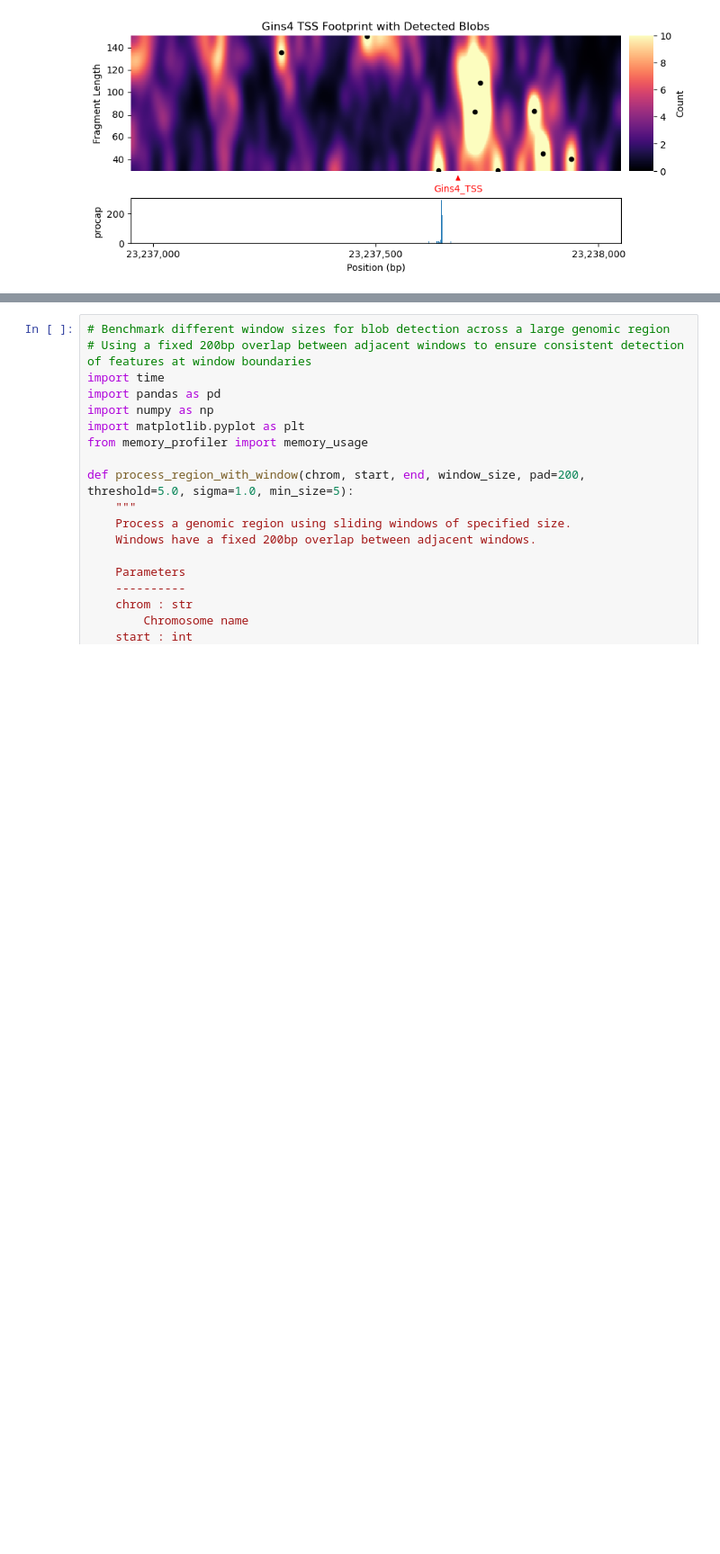
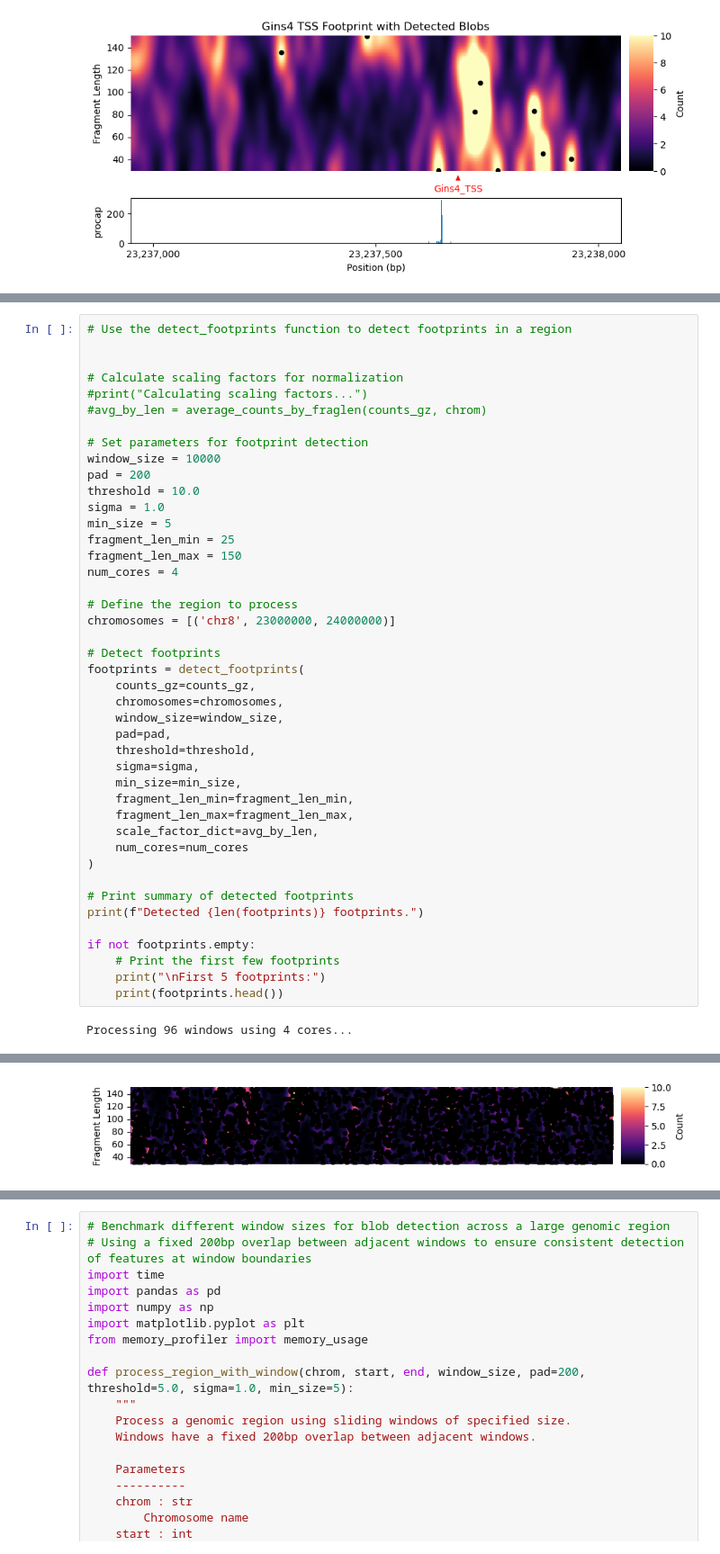
Before and after one commit to aryeelab/foci-3d, a Jupyter notebook: code/footprinting.ipynb, the cells around one changed output, grey strips where cells are left out. Shown at 90% size. Saved outputs shown, nothing was run; the diff lists cells and outputs as text; blank space fills up the shorter version.

```diff
--- a/code/footprinting.ipynb
+++ b/code/footprinting.ipynb
@@ -213,0 +221,45 @@ Index: []
+# %%
+# Use the detect_footprints function to detect footprints in a region
+
+
+# Calculate scaling factors for normalization
+#print("Calculating scaling factors...")
+#avg_by_len = average_counts_by_fraglen(counts_gz, chrom)
+
+# Set parameters for footprint detection
+window_size = 10000
+pad = 200
+threshold = 10.0
+sigma = 1.0
+min_size = 5
+fragment_len_min = 25
+fragment_len_max = 150
+num_cores = 4
+
+# Define the region to process
+chromosomes = [('chr8', 23000000, 24000000)]
+
+# Detect footprints
+footprints = detect_footprints(
+    counts_gz=counts_gz,
+    chromosomes=chromosomes,
+    window_size=window_size,
+    pad=pad,
+    threshold=threshold,
+    sigma=sigma,
+    min_size=min_size,
+    fragment_len_min=fragment_len_min,
+    fragment_len_max=fragment_len_max,
+    scale_factor_dict=avg_by_len,
+    num_cores=num_cores
+)
+
+# Print summary of detected footprints
+print(f"Detected {len(footprints)} footprints.")
+
+if not footprints.empty:
+    # Print the first few footprints
+    print("\nFirst 5 footprints:")
+    print(footprints.head())
+# %% [output]
+Processing 96 windows using 4 cores...
@@ -213,0 +283 @@ Index: []
+[figure, added]
```
Also changed, not shown: parts of 4 cells of this notebook, 1 other file.
